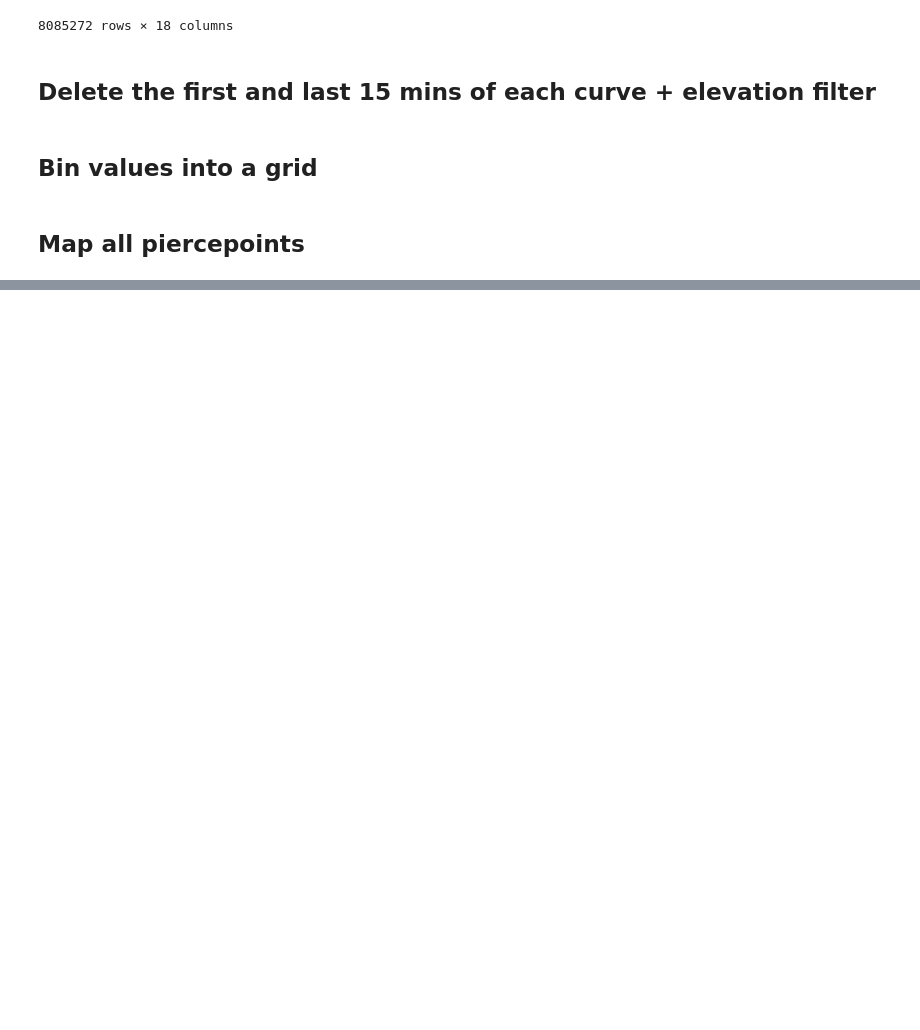
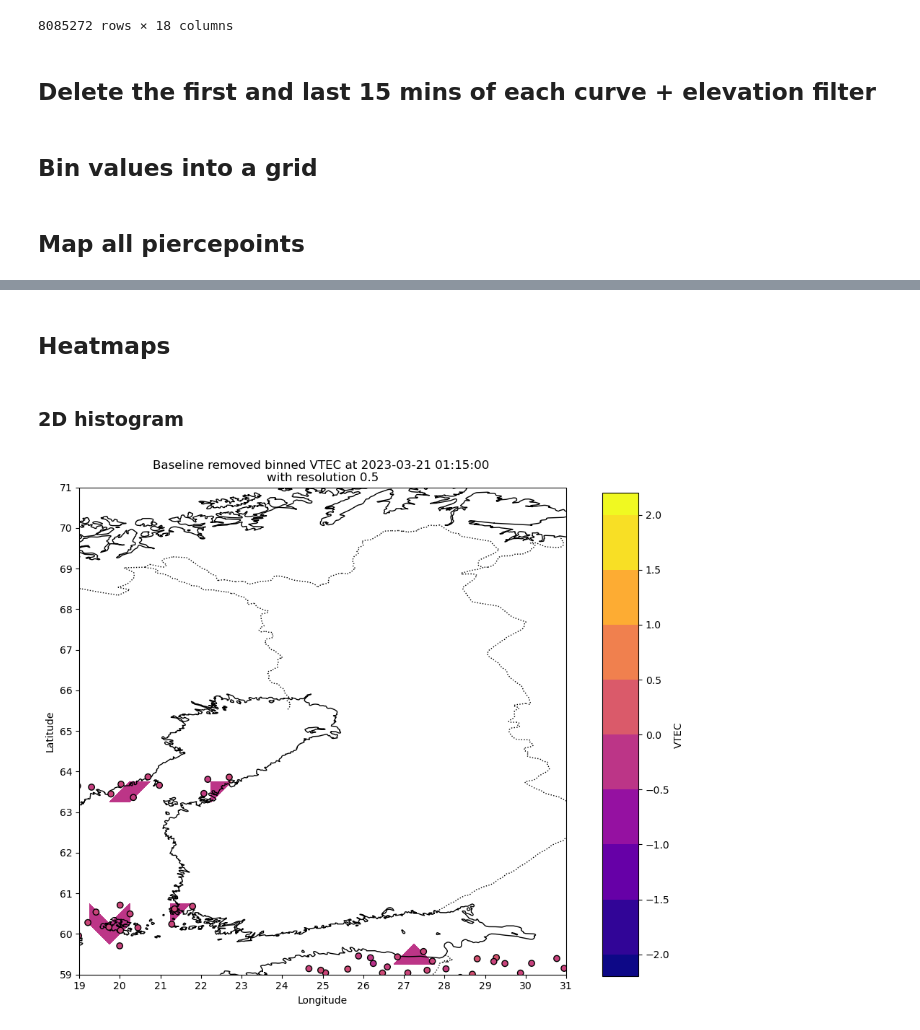
Before and after one commit to kuhaonmaraani/gradu, a Jupyter notebook: kaariplotit.ipynb, the cells around one changed output, grey strips where cells are left out. Saved outputs shown, nothing was run; the diff lists cells and outputs as text; code cells hidden in the pictures; blank space fills up the shorter version.

```diff
--- a/kaariplotit.ipynb
+++ b/kaariplotit.ipynb
@@ -108,0 +125,51 @@ plt.show()
+# %% [markdown]
+## Heatmaps
+# %% [markdown]
+### 2D histogram
+# %%
+def create_fig_h(fig, ax, datetime, df, RES=0.5):
+    df1 = df.loc[df['datetime'] == datetime]
+
+    statistic, x_edges, y_edges, _ = histo2D(
+        df1['glon'], df1['gdlat'], df1['blrmvd'], statistic='mean',
+        bins=[np.arange(19, 32 + RES, RES), np.arange(59, 72 + RES, RES)]
+    )
+
+    X, Y = np.meshgrid((x_edges[:-1] + x_edges[1:]) / 2, (y_edges[:-1] + y_edges[1:]) / 2)
+
+    ax.coastlines()
+    ax.add_feature(cfeature.BORDERS, linestyle=':')
+
+    ax.set_xticks(np.arange(19, 32, 1))
+    ax.set_yticks(np.arange(59, 72, 1))
+
+    contour = ax.contourf(X, Y, statistic.T, cmap='plasma', vmin=-2, vmax=2,
+                          levels=np.linspace(-2, 2, 9), extend='both', transform=ccrs.PlateCarree())
+    plt.scatter(df1['glon'], df1['gdlat'],c= df1['blrmvd'], cmap='plasma', edgecolors='k',
+                zorder=2, vmin=-2, vmax=2)  # Plot the original data points
+
+    fig.subplots_adjust(right=0.8)
+    cax = fig.add_axes([0.85, 0.155, 0.05, 0.67])
+
+    cbar = plt.colorbar(contour, cax=cax, orientation='vertical',
+                        extendrect = True,
+                        ticks=np.arange(-2,2.5,0.5), boundaries = np.arange(-2,2,0.5),
+                        values = np.arange(-2,2.5,0.5), extend='both')
+    cbar.set_label('VTEC')
+
+    ax.set_xlabel('Longitude')
+    ax.set_ylabel('Latitude')
+    ax.set_title(f'Baseline removed binned VTEC at {datetime} \nwith resolution {RES}')
+
+    ax.set_xlim(19, 31)
+    ax.set_ylim(59, 71)
+
+def show_fig(datetime, df, RES=0.5):
+    fig, ax = plt.subplots(figsize=(10, 10), subplot_kw={'projection': ccrs.PlateCarree()})
+    create_fig_h(fig, ax, datetime, df, RES)
+    plt.show(fig)
+
+frames = sorted(df['datetime'].unique())
+show_fig(frames[120], df, RES=RES)
+# %% [output]
+[figure, added]
```
Also changed, not shown: parts of 10 cells of this notebook, 4 other files.
